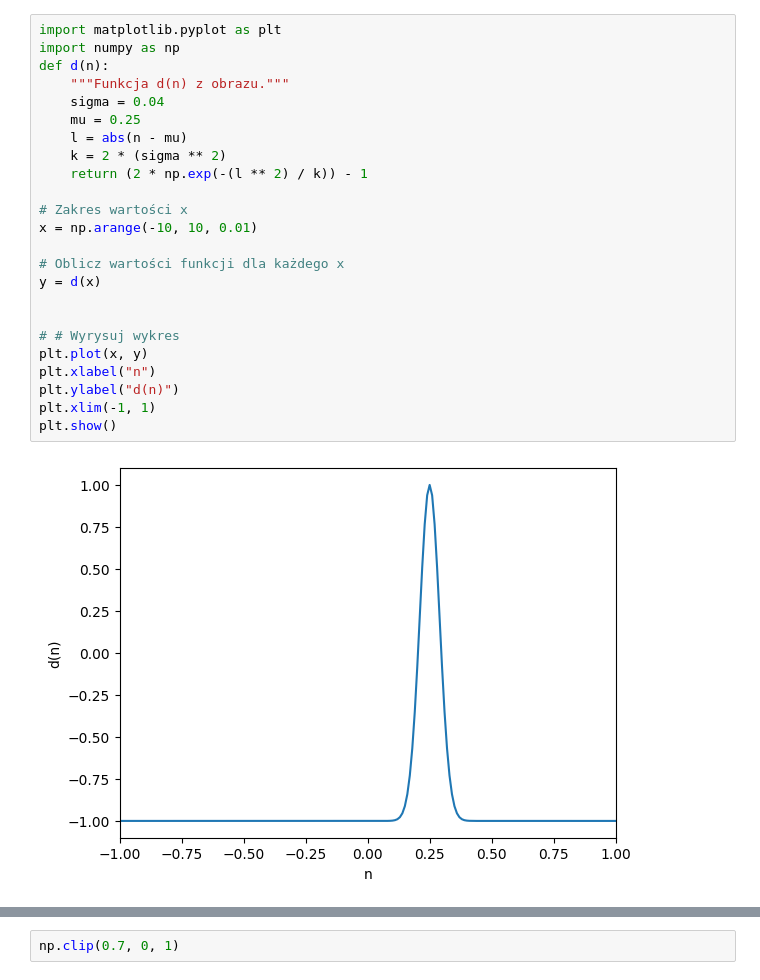
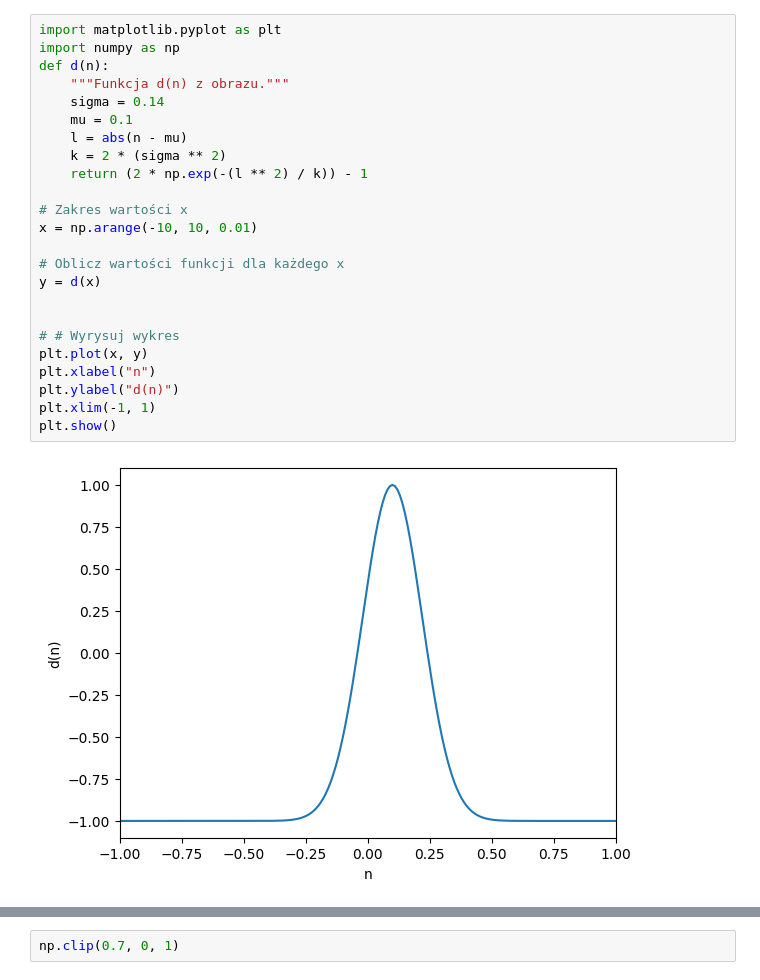
Before and after one commit to SCRE4MIE/symulacje_komputerowe, a Jupyter notebook: a.ipynb, the cells around one changed output, grey strips where cells are left out. Saved outputs shown, nothing was run; the diff lists cells and outputs as text.

```diff
--- a/a.ipynb
+++ b/a.ipynb
@@ -30,29 +30,29 @@ print(min(max((0.549 + 0.1*y), 0), 1))
 # %%
 import matplotlib.pyplot as plt
 import numpy as np
 def d(n):
     """Funkcja d(n) z obrazu."""
-    sigma = 0.04
-    mu = 0.25
+    sigma = 0.14
+    mu = 0.1
     l = abs(n - mu)
     k = 2 * (sigma ** 2)
     return (2 * np.exp(-(l ** 2) / k)) - 1
 
 # Zakres wartości x
 x = np.arange(-10, 10, 0.01)
 
 # Oblicz wartości funkcji dla każdego x
 y = d(x)
 
 
 # # Wyrysuj wykres
 plt.plot(x, y)
 plt.xlabel("n")
 plt.ylabel("d(n)")
 plt.xlim(-1, 1)
 plt.show()
 # %% [output]
-[figure, old version]
+[figure, new version]
 # %%
 import numpy as np
 import matplotlib.pyplot as plt
```
Also changed, not shown: parts of 7 cells of this notebook, 2 other files.
